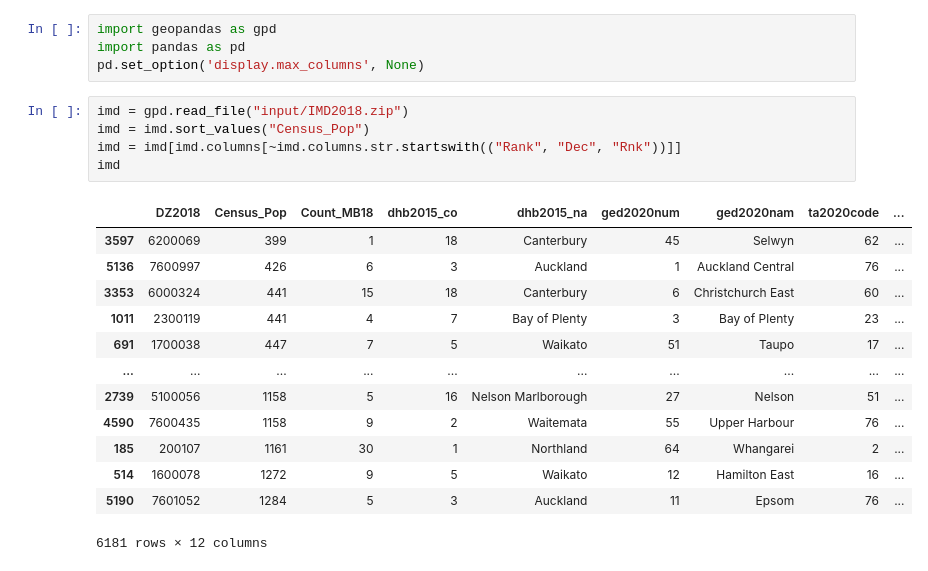
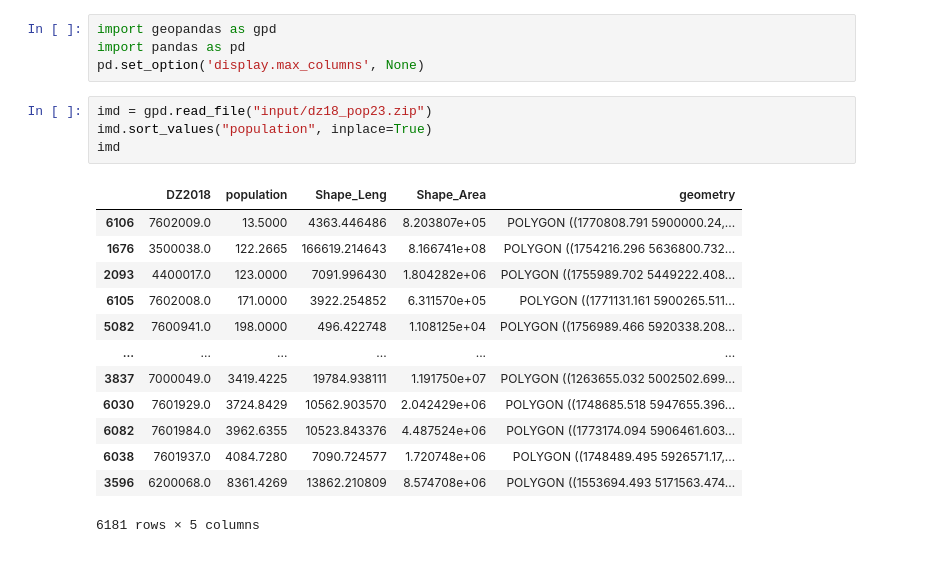
Before and after one commit to UoA-eResearch/IMD, a Jupyter notebook: merge_small_DZ.ipynb, the cells around one changed output. Cells and saved outputs as stored; diff of their text form.

```diff
--- a/merge_small_DZ.ipynb
+++ b/merge_small_DZ.ipynb
@@ -3,24 +3,23 @@ import geopandas as gpd
 import pandas as pd
 pd.set_option('display.max_columns', None)
 # %%
-imd = gpd.read_file("input/IMD2018.zip")
-imd = imd.sort_values("Census_Pop")
-imd = imd[imd.columns[~imd.columns.str.startswith(("Rank", "Dec", "Rnk"))]]
+imd = gpd.read_file("input/dz18_pop23.zip")
+imd.sort_values("population", inplace=True)
 imd
 # %% [output]
-|  | DZ2018 | Census_Pop | Count_MB18 | dhb2015_co | dhb2015_na | ged2020num | ged2020nam | ta2020code | ... |
-| 3597 | 6200069 | 399 | 1 | 18 | Canterbury | 45 | Selwyn | 62 | ... |
-| 5136 | 7600997 | 426 | 6 | 3 | Auckland | 1 | Auckland Central | 76 | ... |
-| 3353 | 6000324 | 441 | 15 | 18 | Canterbury | 6 | Christchurch East | 60 | ... |
-| 1011 | 2300119 | 441 | 4 | 7 | Bay of Plenty | 3 | Bay of Plenty | 23 | ... |
-| 691 | 1700038 | 447 | 7 | 5 | Waikato | 51 | Taupo | 17 | ... |
-| ... | ... | ... | ... | ... | ... | ... | ... | ... | ... |
-| 2739 | 5100056 | 1158 | 5 | 16 | Nelson Marlborough | 27 | Nelson | 51 | ... |
-| 4590 | 7600435 | 1158 | 9 | 2 | Waitemata | 55 | Upper Harbour | 76 | ... |
-| 185 | 200107 | 1161 | 30 | 1 | Northland | 64 | Whangarei | 2 | ... |
-| 514 | 1600078 | 1272 | 9 | 5 | Waikato | 12 | Hamilton East | 16 | ... |
-| 5190 | 7601052 | 1284 | 5 | 3 | Auckland | 11 | Epsom | 76 | ... |
+|  | DZ2018 | population | Shape_Leng | Shape_Area | geometry |
+| 6106 | 7602009.0 | 13.5000 | 4363.446486 | 8.203807e+05 | POLYGON ((1770808.791 5900000.24,... |
+| 1676 | 3500038.0 | 122.2665 | 166619.214643 | 8.166741e+08 | POLYGON ((1754216.296 5636800.732... |
+| 2093 | 4400017.0 | 123.0000 | 7091.996430 | 1.804282e+06 | POLYGON ((1755989.702 5449222.408... |
+| 6105 | 7602008.0 | 171.0000 | 3922.254852 | 6.311570e+05 | POLYGON ((1771131.161 5900265.511... |
+| 5082 | 7600941.0 | 198.0000 | 496.422748 | 1.108125e+04 | POLYGON ((1756989.466 5920338.208... |
+| ... | ... | ... | ... | ... | ... |
+| 3837 | 7000049.0 | 3419.4225 | 19784.938111 | 1.191750e+07 | POLYGON ((1263655.032 5002502.699... |
+| 6030 | 7601929.0 | 3724.8429 | 10562.903570 | 2.042429e+06 | POLYGON ((1748685.518 5947655.396... |
+| 6082 | 7601984.0 | 3962.6355 | 10523.843376 | 4.487524e+06 | POLYGON ((1773174.094 5906461.603... |
+| 6038 | 7601937.0 | 4084.7280 | 7090.724577 | 1.720748e+06 | POLYGON ((1748489.495 5926571.17,... |
+| 3596 | 6200068.0 | 8361.4269 | 13862.210809 | 8.574708e+06 | POLYGON ((1553694.493 5171563.474... |
-6181 rows × 12 columns
+6181 rows × 5 columns
 # %%
 dz = imd.iloc[0:1]
 dz
```
Also changed, not shown: parts of 8 cells of this notebook.
